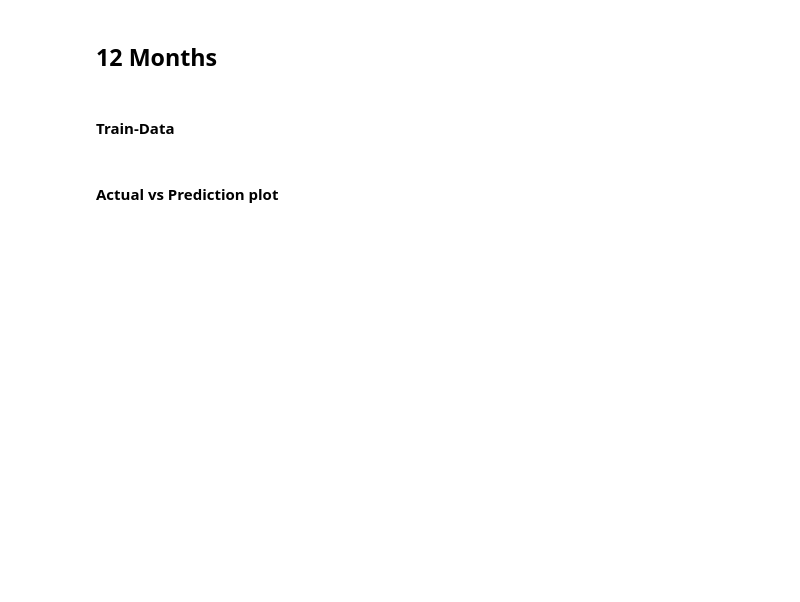
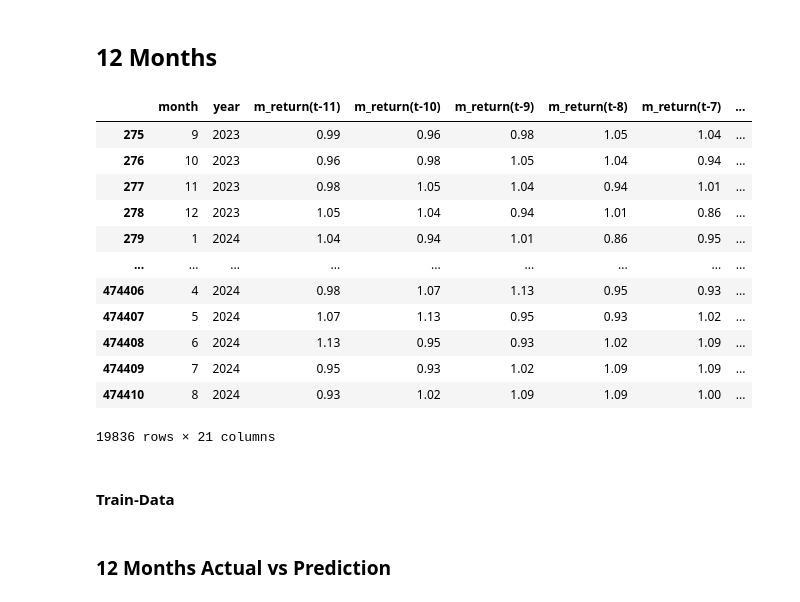
Before and after one commit to Herb-sh/sustainability_portfolio_optimisation, a Jupyter notebook: notebooks/4. models/XGBooster/4.3.1.XGBooster-univariate.ipynb, the cells around one changed output. Cells and saved outputs as stored; diff of their text form; code cells hidden in the pictures; blank space fills up the shorter version.

```diff
--- a/notebooks/4. models/XGBooster/4.3.1.XGBooster-univariate.ipynb
+++ b/notebooks/4. models/XGBooster/4.3.1.XGBooster-univariate.ipynb
@@ -201,6 +263,22 @@ X_train_12m, y_train_12m, X_test_12m, y_test_12m = train_test.get_train_test(df_
 # Predictions
 y_train_pred_12m = model.predict(X_train_12m)
 y_test_pred_12m = model.predict(X_test_12m)
+# %%
+X_test_12m
+# %% [output]
+|  | month | year | m_return(t-11) | m_return(t-10) | m_return(t-9) | m_return(t-8) | m_return(t-7) | ... |
+| 275 | 9 | 2023 | 0.99 | 0.96 | 0.98 | 1.05 | 1.04 | ... |
+| 276 | 10 | 2023 | 0.96 | 0.98 | 1.05 | 1.04 | 0.94 | ... |
+| 277 | 11 | 2023 | 0.98 | 1.05 | 1.04 | 0.94 | 1.01 | ... |
+| 278 | 12 | 2023 | 1.05 | 1.04 | 0.94 | 1.01 | 0.86 | ... |
+| 279 | 1 | 2024 | 1.04 | 0.94 | 1.01 | 0.86 | 0.95 | ... |
+| ... | ... | ... | ... | ... | ... | ... | ... | ... |
+| 474406 | 4 | 2024 | 0.98 | 1.07 | 1.13 | 0.95 | 0.93 | ... |
+| 474407 | 5 | 2024 | 1.07 | 1.13 | 0.95 | 0.93 | 1.02 | ... |
+| 474408 | 6 | 2024 | 1.13 | 0.95 | 0.93 | 1.02 | 1.09 | ... |
+| 474409 | 7 | 2024 | 0.95 | 0.93 | 1.02 | 1.09 | 1.09 | ... |
+| 474410 | 8 | 2024 | 0.93 | 1.02 | 1.09 | 1.09 | 1.00 | ... |
+19836 rows × 21 columns
 # %% [markdown]
 #### Train-Data
 # %%
@@ -208,3 +287,3 @@ y_train_pred_12m, y_test_pred_12m = get_tt_pred(y_train_pred_12m, y_test_pred_12
 # %% [markdown]
-#### Actual vs Prediction plot
+### 12 Months Actual vs Prediction
 # %%
```
Also changed, not shown: parts of 45 cells of this notebook, 7 other files.
